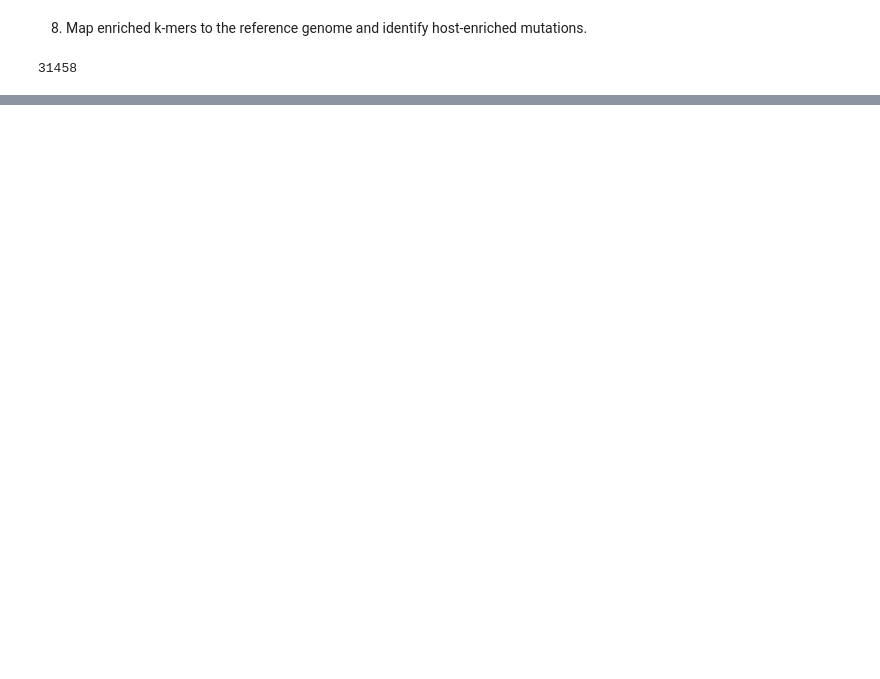
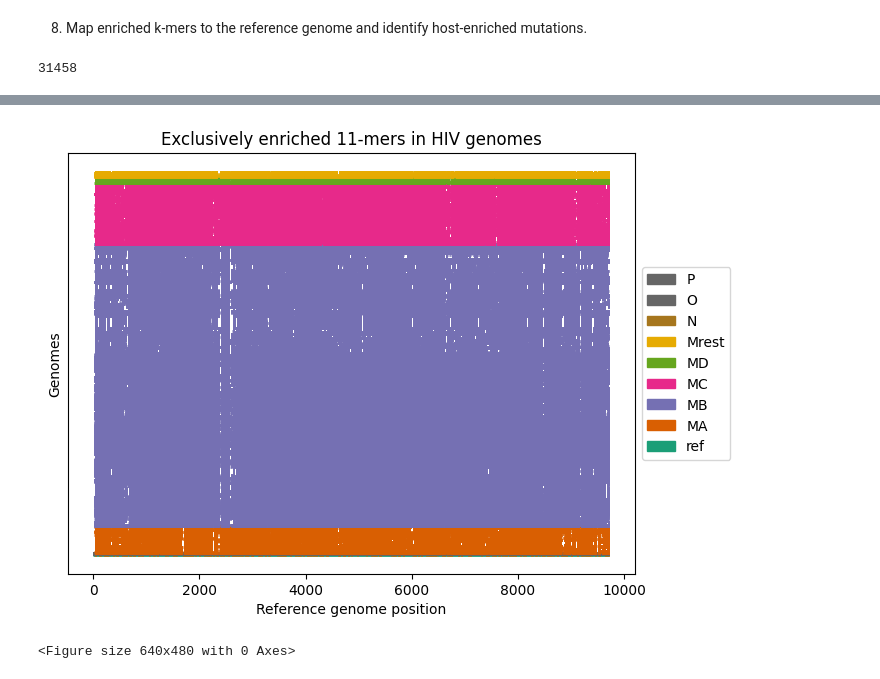
Before and after one commit to wis-janusz/PORT-EK2, a Jupyter notebook: notebooks/HIV_analysis_scenario_4.ipynb, the cells around one changed output, grey strips where cells are left out. Cells and saved outputs as stored; diff of their text form; code cells hidden in the pictures; blank space fills up the shorter version.

```diff
--- a/notebooks/HIV_analysis_scenario_4.ipynb
+++ b/notebooks/HIV_analysis_scenario_4.ipynb
@@ -597,0 +467,6 @@ contigs
+# %%
+portek.plot_segments_by_genome(segemnt_coords, segment_colors, ref_seq, title="Exclusively enriched 11-mers in HIV genomes", colormap=colormaps["Dark2"])
+plt.savefig("../output/HIV/scenario4/all_kmer_overlay.svg", format = "svg", dpi=600)
+# %% [output]
+[figure, added]
+<Figure size 640x480 with 0 Axes>
```
Also changed, not shown: parts of 25 cells of this notebook, 2 other files.
